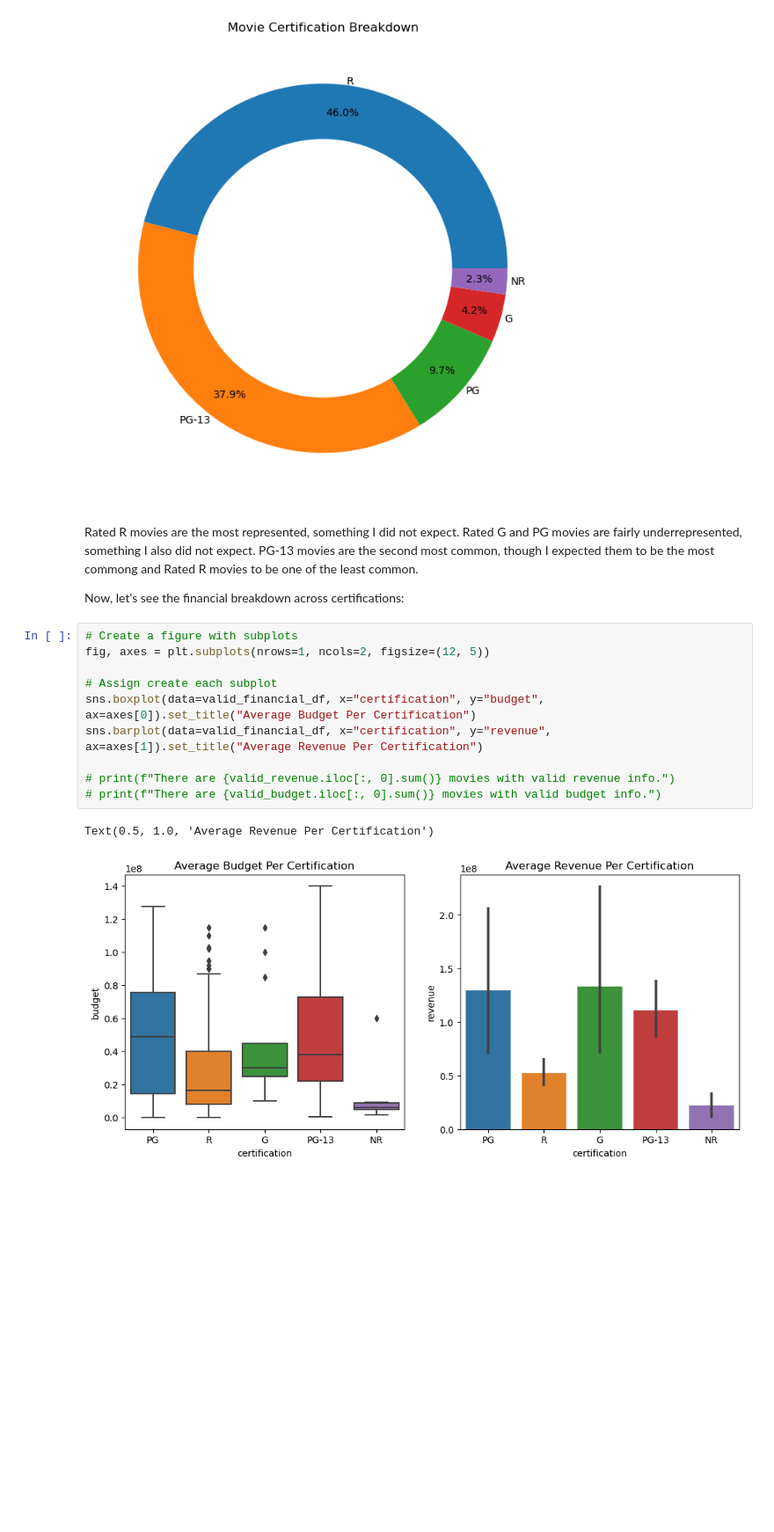
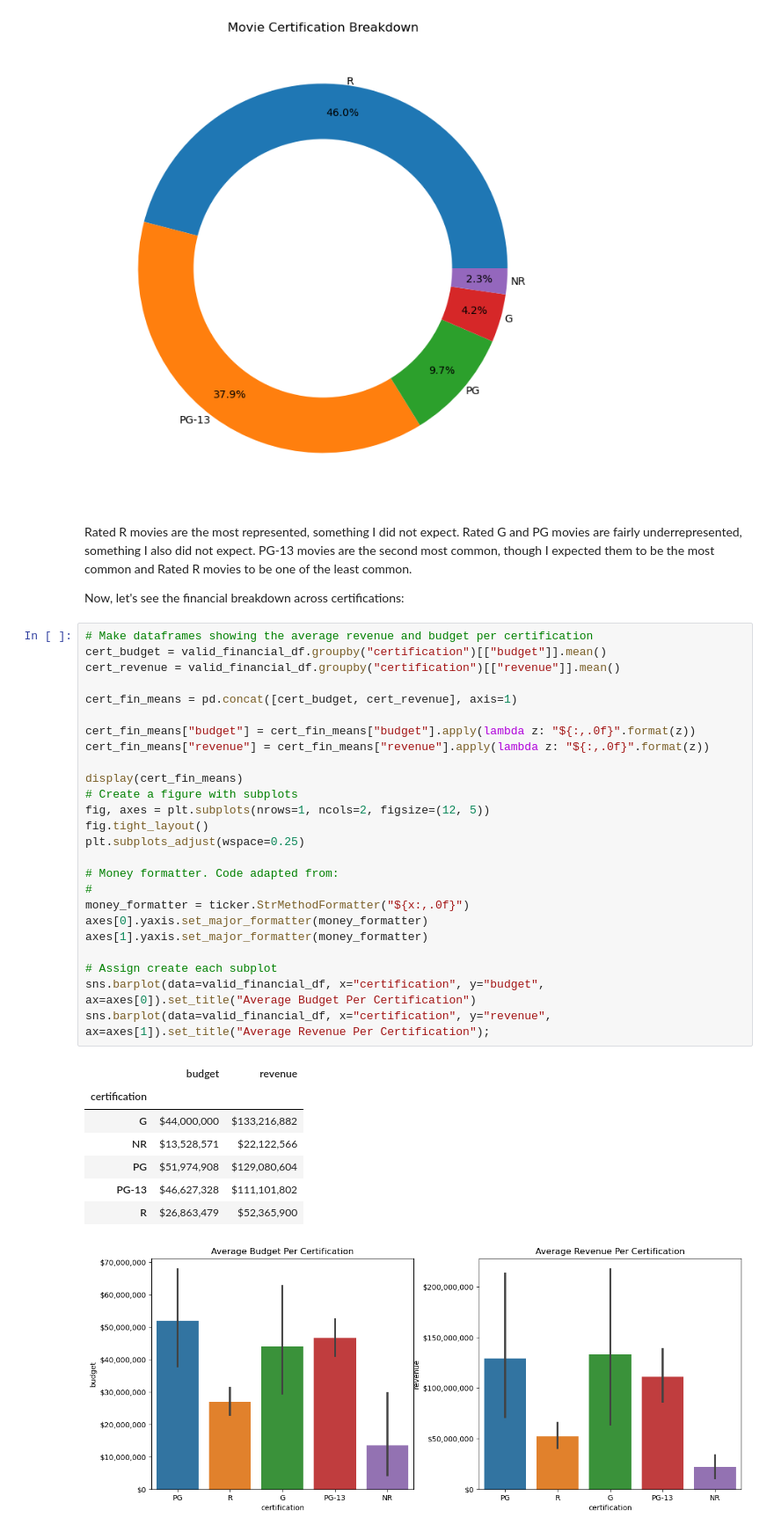
Before and after one commit to john-a-dixon/movie-success-analysis, a Jupyter notebook: 2b-EDA.ipynb, the cells around one changed output. Shown: that part at 88% size. Cells and saved outputs as stored; diff of their text form; blank space fills up the shorter version.

```diff
--- a/2b-EDA.ipynb
+++ b/2b-EDA.ipynb
@@ -196,19 +197,40 @@ plt.title('Movie Certification Breakdown');
 | NR | 7 |
 [figure]
 # %% [markdown]
-Rated R movies are the most represented, something I did not expect. Rated G and PG movies are fairly underrepresented, something I also did not expect. PG-13 movies are the second most common, though I expected them to be the most commong and Rated R movies to be one of the least common.
+Rated R movies are the most represented, something I did not expect. Rated G and PG movies are fairly underrepresented, something I also did not expect. PG-13 movies are the second most common, though I expected them to be the most common and Rated R movies to be one of the least common.
 
 Now, let's see the financial breakdown across certifications:
 # %%
+# Make dataframes showing the average revenue and budget per certification
+cert_budget = valid_financial_df.groupby("certification")[["budget"]].mean()
+cert_revenue = valid_financial_df.groupby("certification")[["revenue"]].mean()
+
+cert_fin_means = pd.concat([cert_budget, cert_revenue], axis=1)
+
+cert_fin_means["budget"] = cert_fin_means["budget"].apply(lambda z: "${:,.0f}".format(z))
+cert_fin_means["revenue"] = cert_fin_means["revenue"].apply(lambda z: "${:,.0f}".format(z))
+
+display(cert_fin_means)
 # Create a figure with subplots
 fig, axes = plt.subplots(nrows=1, ncols=2, figsize=(12, 5))
+fig.tight_layout()
+plt.subplots_adjust(wspace=0.25)
+
+# Money formatter. Code adapted from:
+#
+money_formatter = ticker.StrMethodFormatter("${x:,.0f}")
+axes[0].yaxis.set_major_formatter(money_formatter)
+axes[1].yaxis.set_major_formatter(money_formatter)
 
 # Assign create each subplot
-sns.boxplot(data=valid_financial_df, x="certification", y="budget", ax=axes[0]).set_title("Average Budget Per Certification")
-sns.barplot(data=valid_financial_df, x="certification", y="revenue", ax=axes[1]).set_title("Average Revenue Per Certification")
-
-# print(f"There are {valid_revenue.iloc[:, 0].sum()} movies with valid revenue info.")
-# print(f"There are {valid_budget.iloc[:, 0].sum()} movies with valid budget info.")
+sns.barplot(data=valid_financial_df, x="certification", y="budget", ax=axes[0]).set_title("Average Budget Per Certification")
+sns.barplot(data=valid_financial_df, x="certification", y="revenue", ax=axes[1]).set_title("Average Revenue Per Certification");
 # %% [output]
-Text(0.5, 1.0, 'Average Revenue Per Certification')
+|  | budget | revenue |
+| certification |  |  |
+| G | $44,000,000 | $133,216,882 |
+| NR | $13,528,571 | $22,122,566 |
+| PG | $51,974,908 | $129,080,604 |
+| PG-13 | $46,627,328 | $111,101,802 |
+| R | $26,863,479 | $52,365,900 |
-[figure, old version]
+[figure, new version]
```
Also changed, not shown: parts of 3 cells of this notebook.
